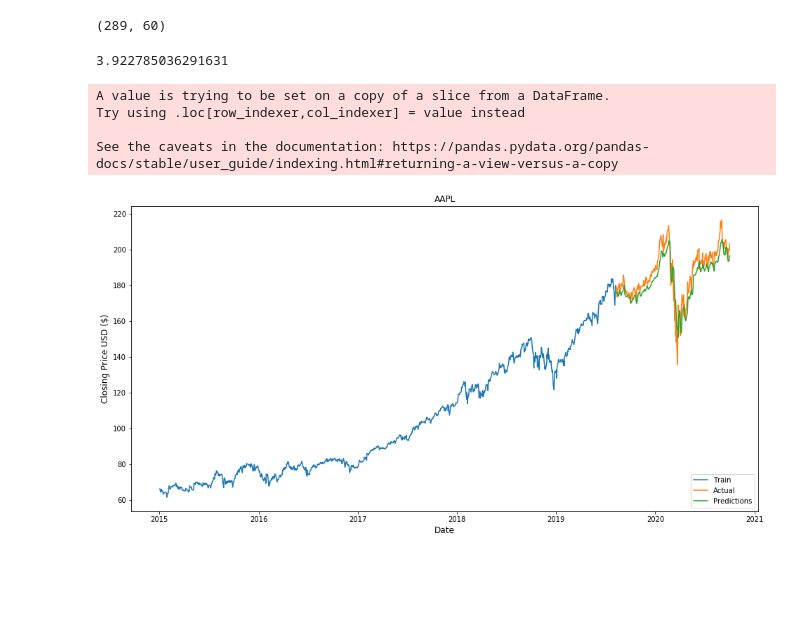
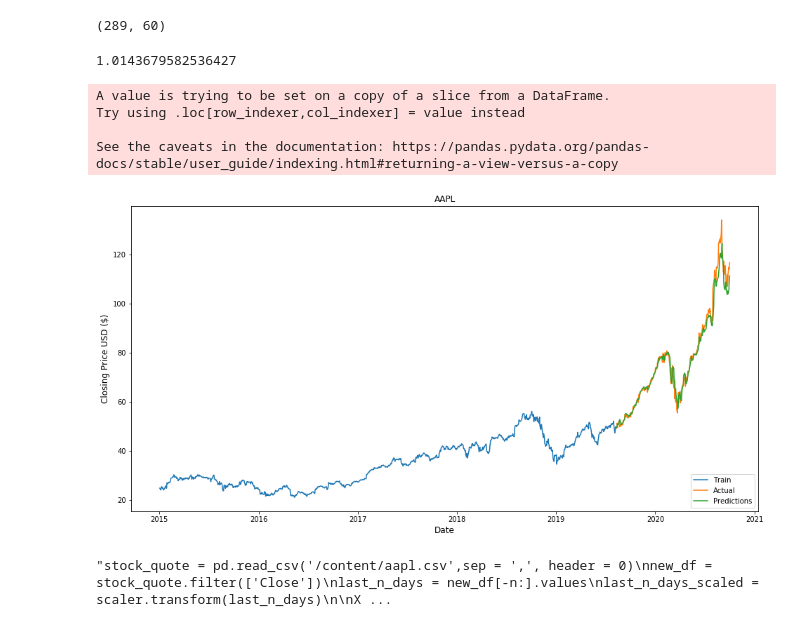
Before and after one commit to jhook1/StockPredictor, a Jupyter notebook: CAP4621_Stock_Prediction_Project.ipynb, the cells around one changed output. Drawn from its saved outputs; the diff is of its cells as text; code cells hidden in the pictures; blank space fills up the shorter version.

Commit message:
Retrained models

```diff
--- a/CAP4621_Stock_Prediction_Project.ipynb
+++ b/CAP4621_Stock_Prediction_Project.ipynb
@@ -362,8 +362,9 @@ import matplotlib.pyplot as plt
 Using TensorFlow backend.
 # %%
 n = 60
-df = web.DataReader('V', data_source = 'yahoo', start = '2015-01-01', end = '2020-10-01')
-data = df[['Close']]
+df = web.DataReader('AAPL', data_source = 'yahoo', start = '2015-01-01', end = '2020-10-01')
+#print(df.head())
+data = df[['Adj Close']]
 # %%
 # Visualize the data
 # df.shape
@@ -466,48 +479,48 @@ predictions = scaler.inverse_transform(predictions)
 rmse = np.sqrt(np.mean(predictions - y_test)**2)
 print(rmse)
 # %% [output]
-3.922785036291631
+1.0143679582536427
 # %%
 #Plot the data
 #print(data[:56])
 train = data[:training_data_len]
 valid = data[training_data_len:]
 #train = data.loc[:'2020-09-01']
 #valid = data.loc['2020-09-01':]
 #print(data.loc[:'2020-09-01'])
 valid['Predictions'] = predictions
 #print(type(train))
 #print(type(valid))
 #predictions_series = []
 #indices = list(range(162, 202))
 #for prediction in predictions:
 #    predictions_series.append(prediction)
 #predictions = pd.Series(predictions_series, index = indices)
 
 
 # Visulaize the date
 plt.figure(figsize=(16,8))
 plt.title('AAPL')
 plt.xlabel('Date', fontsize=12)
 plt.ylabel('Closing Price USD ($)', fontsize=12)
-plt.plot(train['Close'])
-plt.plot(valid['Close'])
+plt.plot(train['Adj Close'])
+plt.plot(valid['Adj Close'])
 plt.plot(valid['Predictions'])
 plt.legend(['Train', 'Actual', 'Predictions'], loc='lower right')
 plt.show()
 # %% [output]
 A value is trying to be set on a copy of a slice from a DataFrame.
 Try using .loc[row_indexer,col_indexer] = value instead
 
 See the caveats in the documentation: https://pandas.pydata.org/pandas-docs/stable/user_guide/indexing.html#returning-a-view-versus-a-copy
-[figure, old version]
+[figure, new version]
 # %%
 print(valid[[180]], predictions[[180]])
 # %%
 #Get the quote
 # apple_quote = web.DataReader('AAPL', data_source="yahoo", start)
 from keras.models import save_model
-model.save('v.h5')
+model.save('aapl.h5')
 '''stock_quote = pd.read_csv('/content/aapl.csv',sep = ',', header = 0)
 new_df = stock_quote.filter(['Close'])
 last_n_days = new_df[-n:].values
@@ -523,3 +536,5 @@ pred_price = model.predict(X_test)
 
 pred_price = scaler.inverse_transform(pred_price)
 print(pred_price)'''
+# %% [output]
+"stock_quote = pd.read_csv('/content/aapl.csv',sep = ',', header = 0)\nnew_df = stock_quote.filter(['Close'])\nlast_n_days = new_df[-n:].values\nlast_n_days_scaled = scaler.transform(last_n_days)\n\nX ...
```
Also changed, not shown: parts of 4 cells of this notebook, 16 other files.
